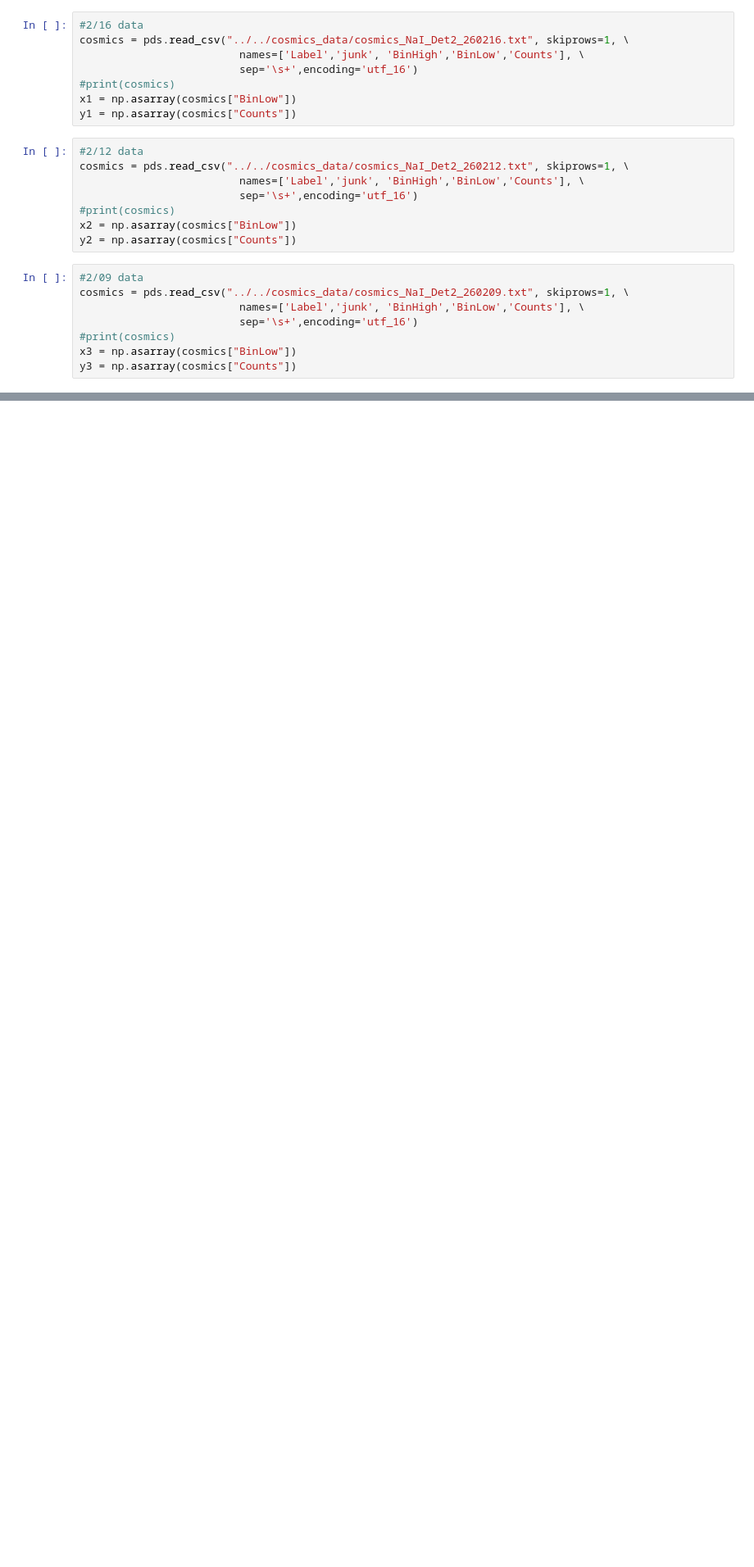
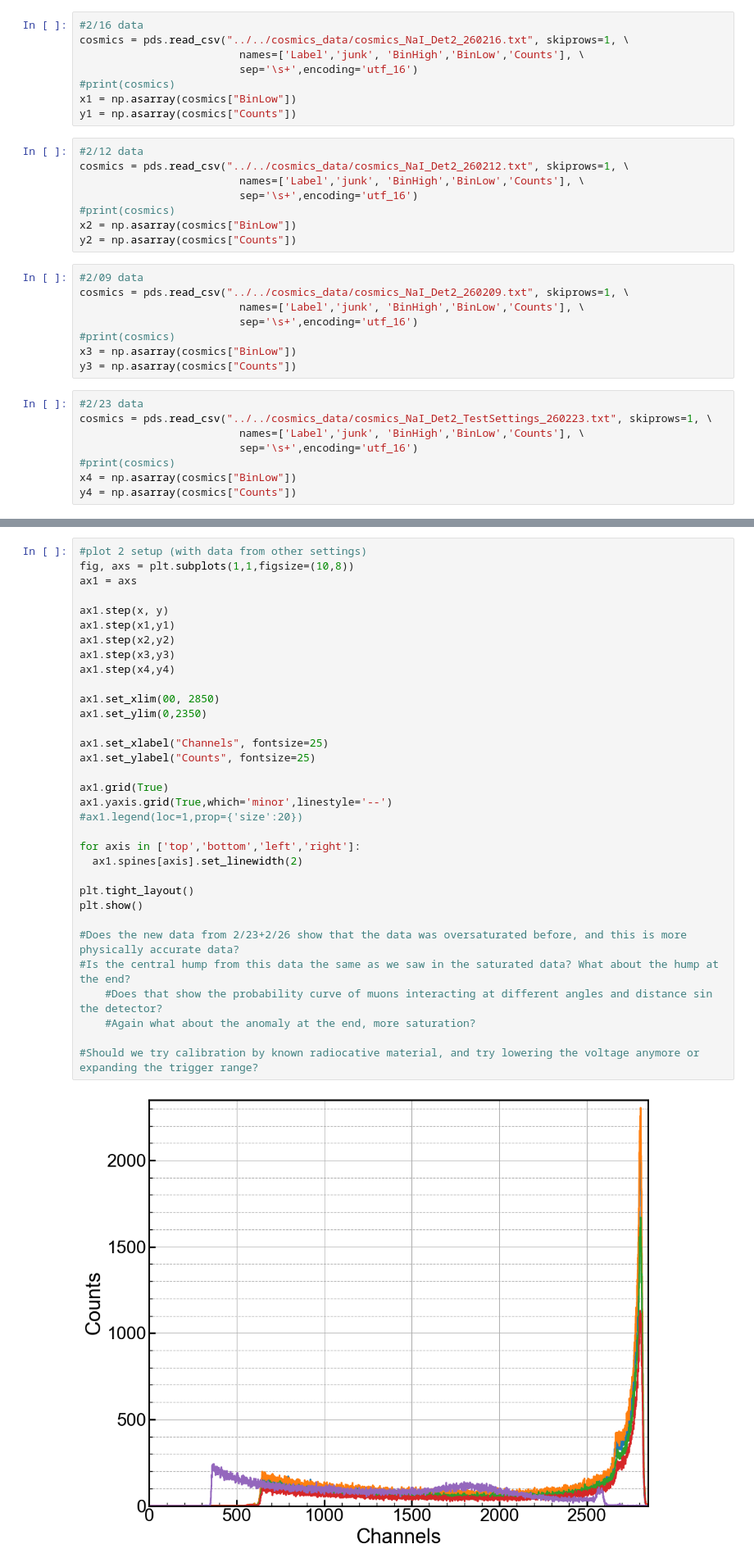
Before and after one commit to villano-lab/NaI_Array_Firmware, a Jupyter notebook: test_firmwares/TrigTest7/data_analysis/Analysis_Notebook/TESTCOPYNaI_Det2_260219_Analysis-Copy1.ipynb, the cells around one changed output, grey strips where cells are left out. Shown at 82% size. Drawn from its saved outputs; the diff is of its cells as text; blank space fills up the shorter version.

Commit message:
New Settings Data

```diff
--- a/test_firmwares/TrigTest7/data_analysis/Analysis_Notebook/TESTCOPYNaI_Det2_260219_Analysis-Copy1.ipynb
+++ b/test_firmwares/TrigTest7/data_analysis/Analysis_Notebook/TESTCOPYNaI_Det2_260219_Analysis-Copy1.ipynb
@@ -40,3 +40,11 @@ cosmics = pds.read_csv("../../cosmics_data/cosmics_NaI_Det2_260209.txt", skiprow
 #print(cosmics)
 x3 = np.asarray(cosmics["BinLow"])
 y3 = np.asarray(cosmics["Counts"])
+# %%
+#2/23 data
+cosmics = pds.read_csv("../../cosmics_data/cosmics_NaI_Det2_TestSettings_260223.txt", skiprows=1, \
+                         names=['Label','junk', 'BinHigh','BinLow','Counts'], \
+                         sep='\s+',encoding='utf_16')
+#print(cosmics)
+x4 = np.asarray(cosmics["BinLow"])
+y4 = np.asarray(cosmics["Counts"])
@@ -77,0 +86,35 @@ plt.show()
+# %%
+#plot 2 setup (with data from other settings)
+fig, axs = plt.subplots(1,1,figsize=(10,8))
+ax1 = axs
+
+ax1.step(x, y)
+ax1.step(x1,y1)
+ax1.step(x2,y2)
+ax1.step(x3,y3)
+ax1.step(x4,y4)
+
+ax1.set_xlim(00, 2850)
+ax1.set_ylim(0,2350)
+
+ax1.set_xlabel("Channels", fontsize=25)
+ax1.set_ylabel("Counts", fontsize=25)
+
+ax1.grid(True)
+ax1.yaxis.grid(True,which='minor',linestyle='--')
+#ax1.legend(loc=1,prop={'size':20})
+
+for axis in ['top','bottom','left','right']:
+  ax1.spines[axis].set_linewidth(2)
+
+plt.tight_layout()
+plt.show()
+
+#Does the new data from 2/23+2/26 show that the data was oversaturated before, and this is more physically accurate data?
+#Is the central hump from this data the same as we saw in the saturated data? What about the hump at the end?
+    #Does that show the probability curve of muons interacting at different angles and distance sin the detector?
+    #Again what about the anomaly at the end, more saturation?
+
+#Should we try calibration by known radiocative material, and try lowering the voltage anymore or expanding the trigger range?
+# %% [output]
+[figure, added]
```
Also changed, not shown: parts of 2 cells of this notebook, 2 other files.
